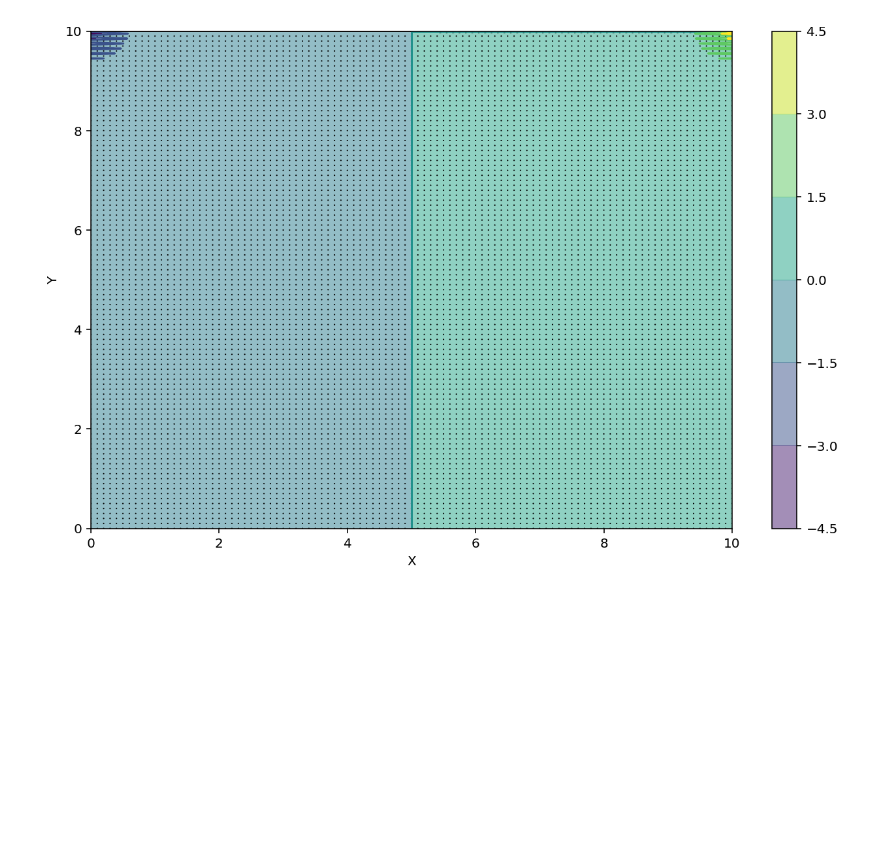
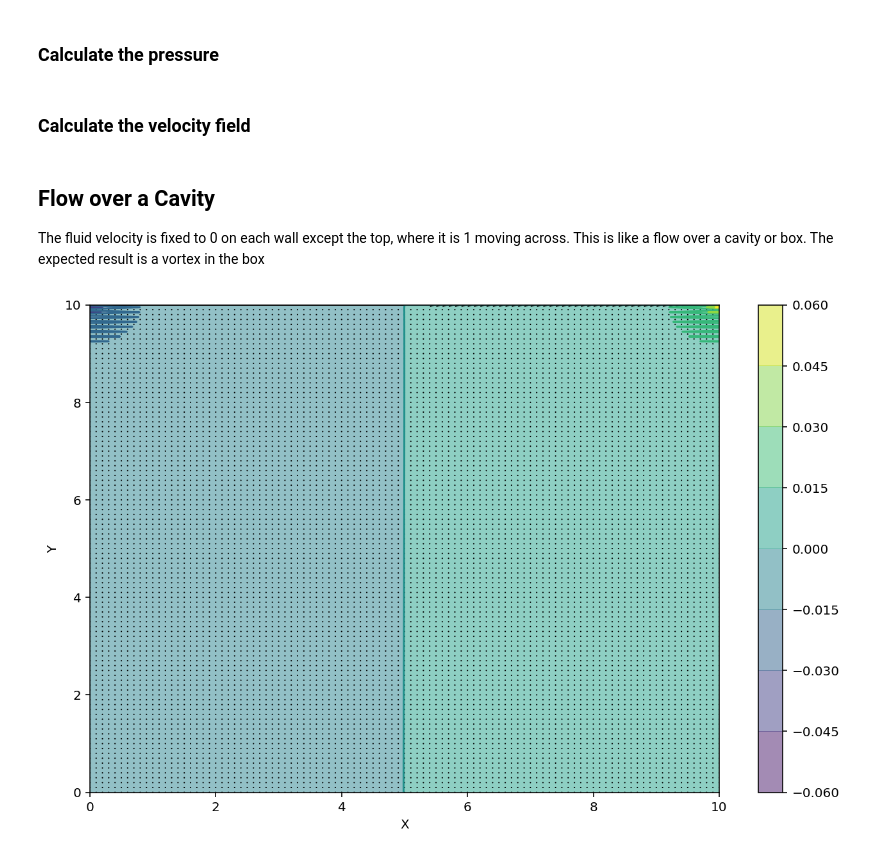
Before and after one commit to andrew-pa/fluidynm, a Jupyter notebook: Notebooks/Vortices.ipynb, the cells around one changed output. Cells and saved outputs as stored; diff of their text form; code cells hidden in the pictures; blank space fills up the shorter version.

```diff
--- a/Notebooks/Vortices.ipynb
+++ b/Notebooks/Vortices.ipynb
@@ -35,6 +51,8 @@ def build_up_b(b, rho, dt, u, v, dx, dy):
                           ((v[2:, 1:-1] - v[0:-2, 1:-1]) / (2 * dy))**2))
 
     return b
+# %% [markdown]
+### Calculate the pressure
 # %%
 def pressure_poisson(p, dx, dy, b, pbound):
     pn = numpy.empty_like(p)
@@ -51,6 +69,8 @@ def pressure_poisson(p, dx, dy, b, pbound):
         p = pbound(p)
 
     return p
+# %% [markdown]
+### Calculate the velocity field
 # %%
 def flowsim(nt, u, v, dt, dx, dy, p, rho, nu, pbound, ubound):
     un = numpy.empty_like(u)
@@ -89,43 +109,47 @@ def flowsim(nt, u, v, dt, dx, dy, p, rho, nu, pbound, ubound):
 
 
     return u, v, p
+# %% [markdown]
+## Flow over a Cavity
+
+The fluid velocity is fixed to 0 on each wall except the top, where it is 1 moving across. This is like a flow over a cavity or box. The expected result is a vortex in the box
 # %%
 u = numpy.zeros((ny, nx))
 v = numpy.zeros((ny, nx))
 p = numpy.zeros((ny, nx))
 b = numpy.zeros((ny, nx))
-dt = 1e-5;
-nt = 1000
+dt = 1e-4;
+nt = 2000
 def cavityubound(u,v):
     u[0, :] = 0
     u[:, 0] = 0
     u[:, -1] = 0
     u[-1, :] = 1    #set velocity on cavity lid equal to 1
 
     v[0, :] = 0
     v[-1, :]=0
     v[:, 0] = 0
     v[:, -1] = 0
     return u,v
 
 def cavitypbound(p):
     p[:, -1] = p[:, -2] ##dp/dy = 0 at x = 2
     p[0, :] = p[1, :]  ##dp/dy = 0 at y = 0
     p[:, 0] = p[:, 1]    ##dp/dx = 0 at x = 0
     p[-1, :] = 0        ##p = 0 at y = 2*
     return p
 
 u, v, p = flowsim(nt, u, v, dt, dx, dy, p, rho, nu, cavitypbound, cavityubound)
 
 fig = pyplot.figure(figsize=(11,7), dpi=144)
 # plotting the pressure field as a contour
 pyplot.contourf(X, Y, p, alpha=0.5, cmap=cm.viridis)
 pyplot.colorbar()
 # plotting the pressure field outlines
 pyplot.contour(X, Y, p, cmap=cm.viridis)
 # plotting velocity field
 pyplot.quiver(X[::2, ::2], Y[::2, ::2], u[::2, ::2], v[::2, ::2])
 pyplot.xlabel('X')
 pyplot.ylabel('Y');
 # %% [output]
-[figure, old version]
+[figure, new version]
```
Also changed, not shown: parts of 8 cells of this notebook, 1 other file.
